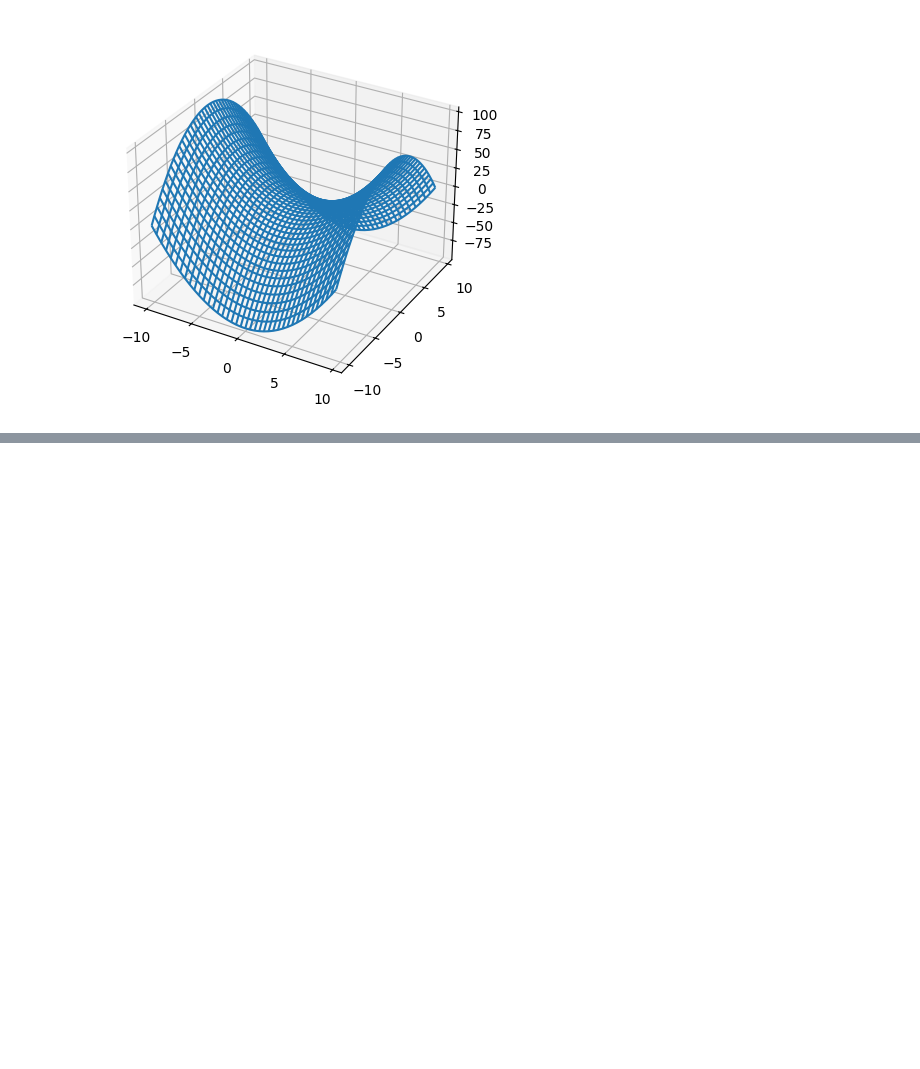
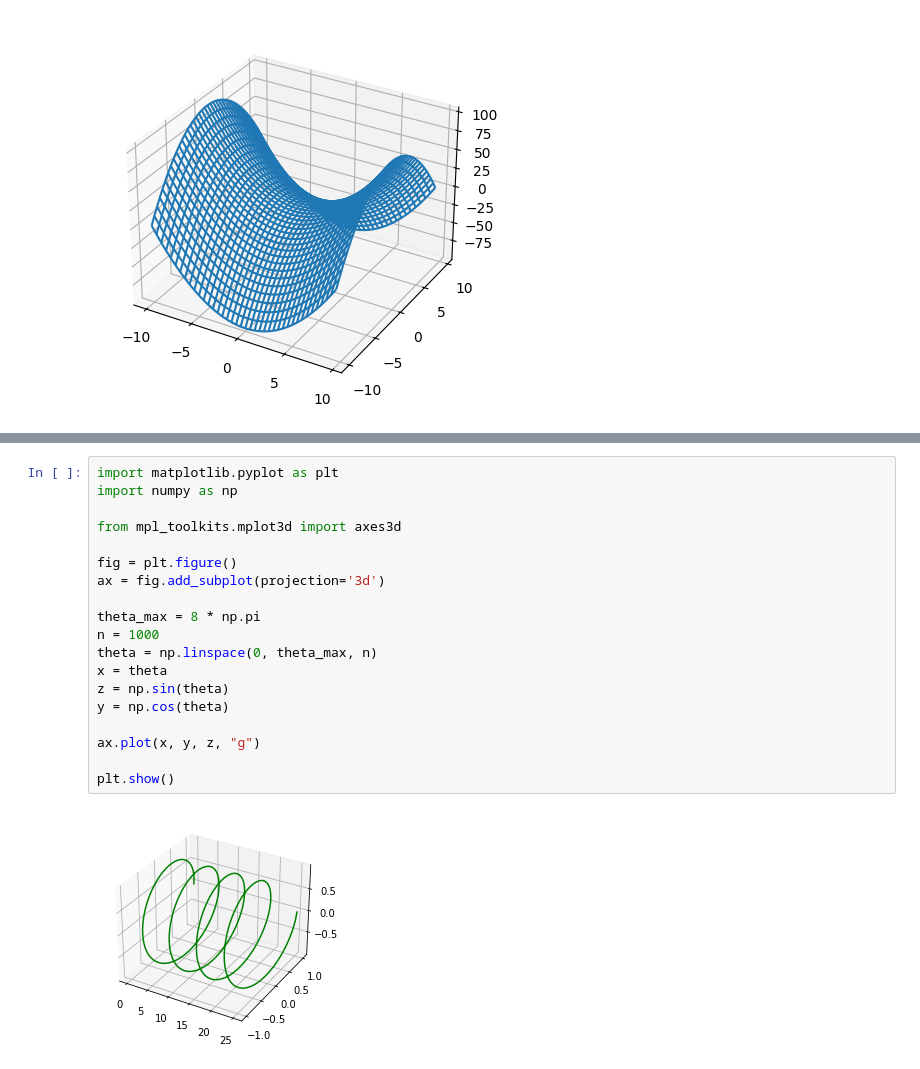
Before and after one commit to Chernegi/ds-tools, a Jupyter notebook: 03_Visualise_3D.ipynb, the cells around one changed output, grey strips where cells are left out. Cells and saved outputs as stored; diff of their text form; blank space fills up the shorter version.

```diff
--- a/03_Visualise_3D.ipynb
+++ b/03_Visualise_3D.ipynb
@@ -64,3 +77,24 @@ plt.title('3D Vector Plot')
 plt.show()
 # %% [output]
 [figure]
+# %%
+import matplotlib.pyplot as plt
+import numpy as np
+
+from mpl_toolkits.mplot3d import axes3d
+
+fig = plt.figure()
+ax = fig.add_subplot(projection='3d')
+
+theta_max = 8 * np.pi
+n = 1000
+theta = np.linspace(0, theta_max, n)
+x = theta
+z = np.sin(theta)
+y = np.cos(theta)
+
+ax.plot(x, y, z, "g")
+
+plt.show()
+# %% [output]
+[figure, added]
```
Also changed, not shown: parts of 2 cells of this notebook, 2 other files.
